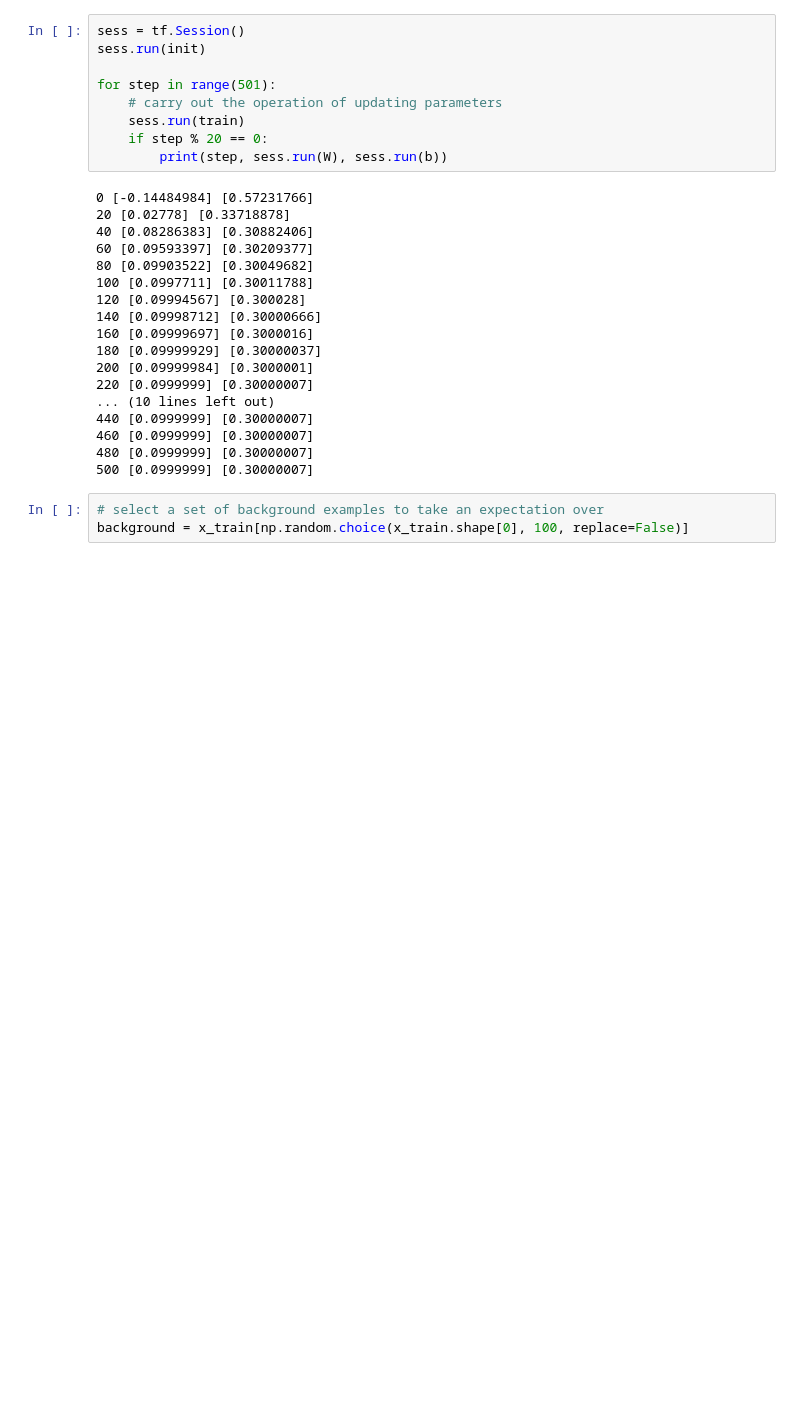
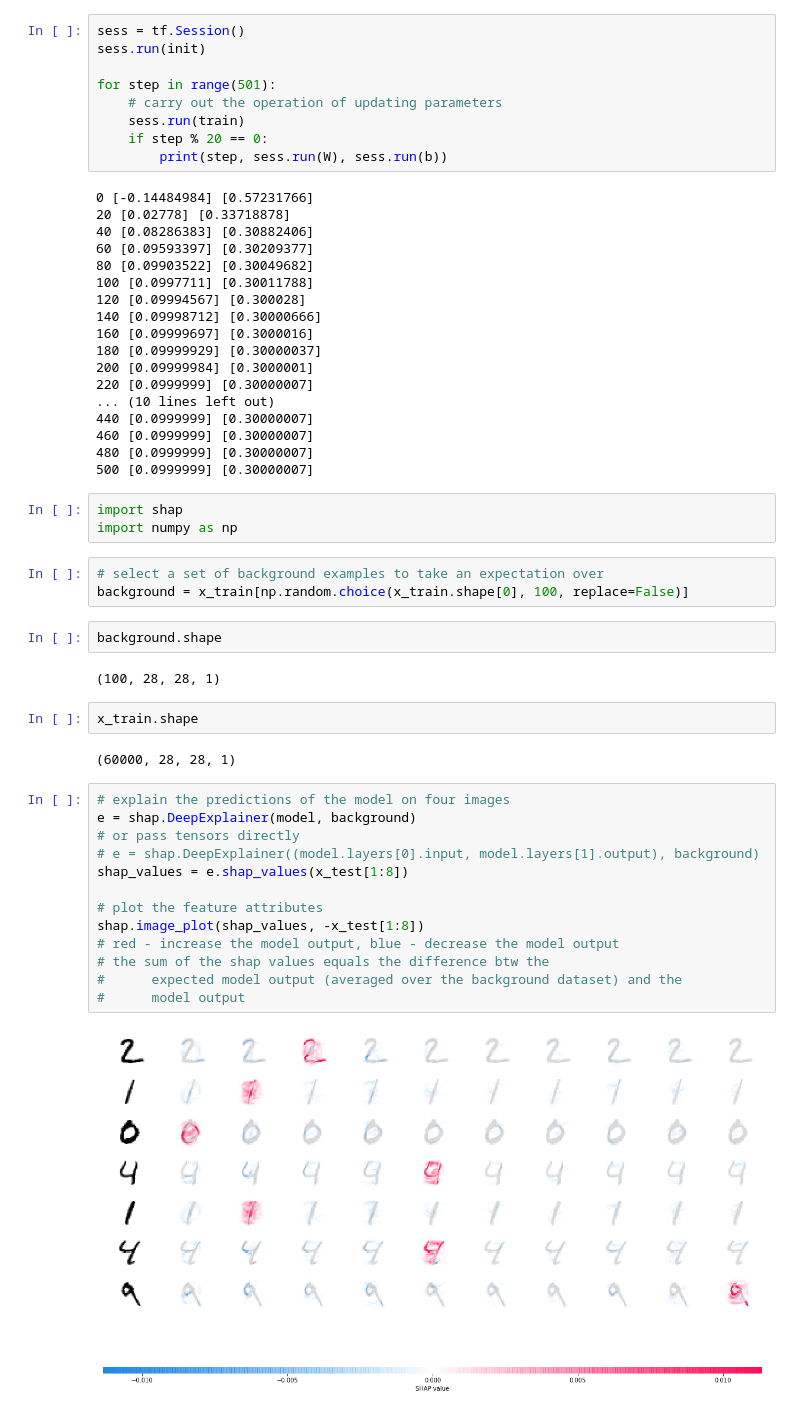
Before and after one commit to PengInGitHub/catboost, a Jupyter notebook: SHAP.ipynb, the cells around one changed output. Saved outputs shown, nothing was run; the diff lists cells and outputs as text; blank space fills up the shorter version.

```diff
--- a/SHAP.ipynb
+++ b/SHAP.ipynb
@@ -317,6 +314,32 @@ for step in range(501):
 460 [0.0999999] [0.30000007]
 480 [0.0999999] [0.30000007]
 500 [0.0999999] [0.30000007]
+# %%
+import shap
+import numpy as np
 # %%
 # select a set of background examples to take an expectation over
 background = x_train[np.random.choice(x_train.shape[0], 100, replace=False)]
+# %%
+background.shape
+# %% [output]
+(100, 28, 28, 1)
+# %%
+x_train.shape
+# %% [output]
+(60000, 28, 28, 1)
+# %%
+# explain the predictions of the model on four images
+e = shap.DeepExplainer(model, background)
+# or pass tensors directly
+# e = shap.DeepExplainer((model.layers[0].input, model.layers[1].output), background)
+shap_values = e.shap_values(x_test[1:8])
+
+# plot the feature attributes
+shap.image_plot(shap_values, -x_test[1:8])
+# red - increase the model output, blue - decrease the model output
+# the sum of the shap values equals the difference btw the
+#      expected model output (averaged over the background dataset) and the
+#      model output
+# %% [output]
+[figure, added]
```
Also changed, not shown: parts of 9 cells of this notebook.
